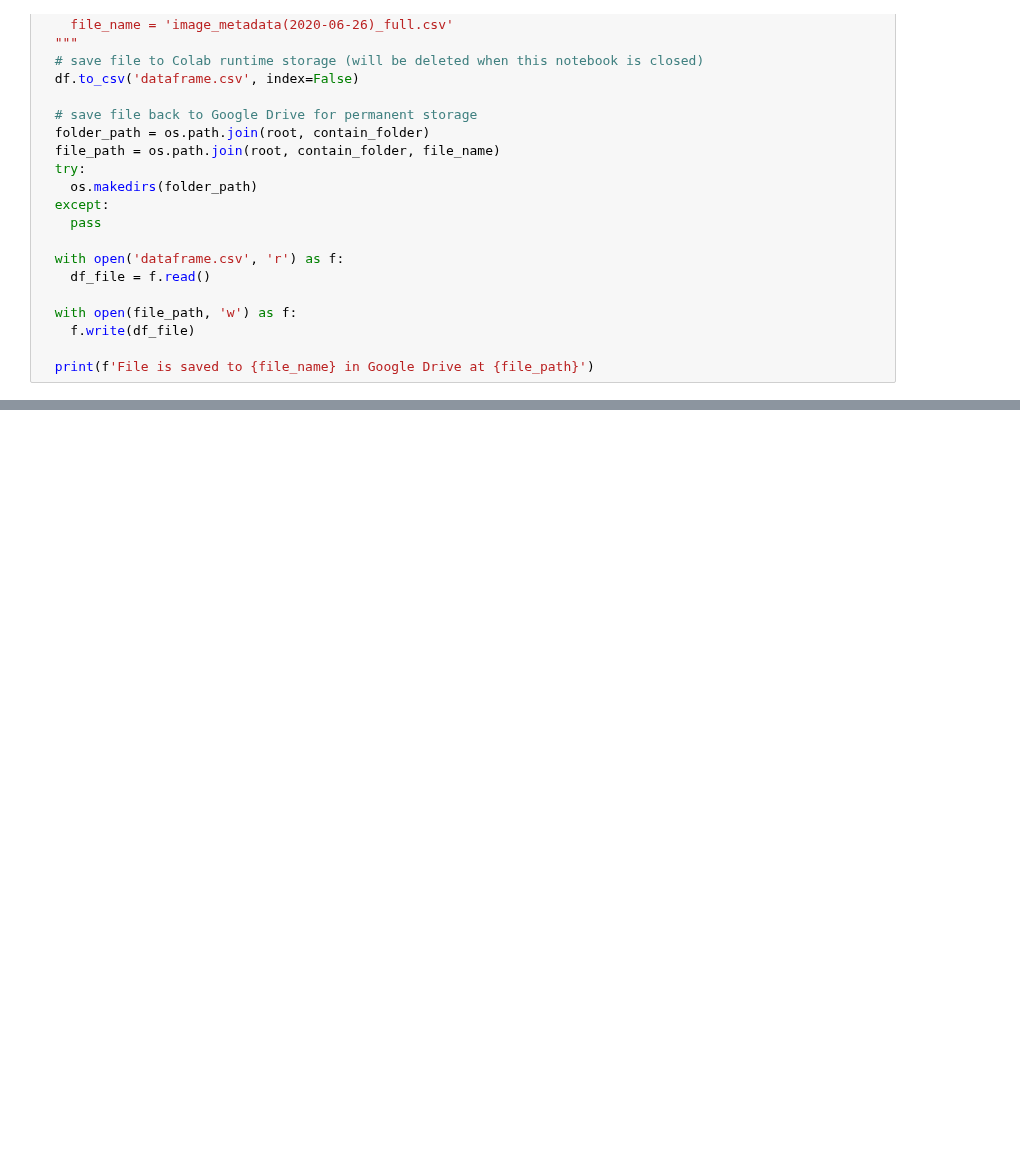
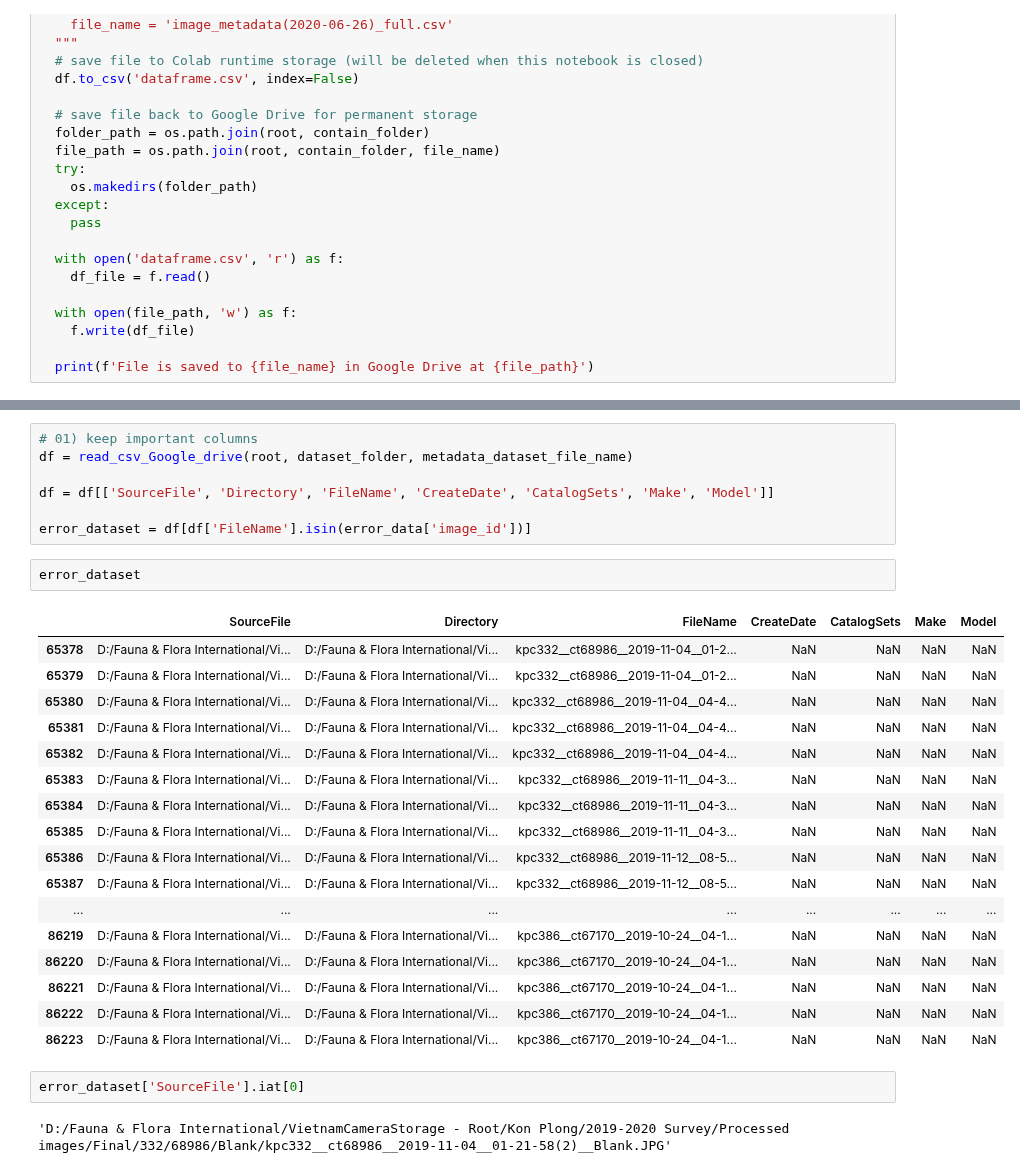
Before and after one commit to FFI-Vietnam/camtrap-tools, a Jupyter notebook: Wildlife Insights/bulk-upload/01_clean-exiftool-dataset.ipynb, the cells around one changed output, grey strips where cells are left out. Drawn from its saved outputs; the diff is of its cells as text; blank space fills up the shorter version.

```diff
--- a/Wildlife Insights/bulk-upload/01_clean-exiftool-dataset.ipynb
+++ b/Wildlife Insights/bulk-upload/01_clean-exiftool-dataset.ipynb
@@ -253,0 +276,31 @@ File is saved to 1.4_clean_metadata_remove-no-animal-image.csv in Google Drive a
+# %%
+# 01) keep important columns
+df = read_csv_Google_drive(root, dataset_folder, metadata_dataset_file_name)
+
+df = df[['SourceFile', 'Directory', 'FileName', 'CreateDate', 'CatalogSets', 'Make', 'Model']]
+
+error_dataset = df[df['FileName'].isin(error_data['image_id'])]
+# %%
+error_dataset
+# %% [output]
+|  | SourceFile | Directory | FileName | CreateDate | CatalogSets | Make | Model |
+| 65378 | D:/Fauna & Flora International/Vi... | D:/Fauna & Flora International/Vi... | kpc332__ct68986__2019-11-04__01-2... | NaN | NaN | NaN | NaN |
+| 65379 | D:/Fauna & Flora International/Vi... | D:/Fauna & Flora International/Vi... | kpc332__ct68986__2019-11-04__01-2... | NaN | NaN | NaN | NaN |
+| 65380 | D:/Fauna & Flora International/Vi... | D:/Fauna & Flora International/Vi... | kpc332__ct68986__2019-11-04__04-4... | NaN | NaN | NaN | NaN |
+| 65381 | D:/Fauna & Flora International/Vi... | D:/Fauna & Flora International/Vi... | kpc332__ct68986__2019-11-04__04-4... | NaN | NaN | NaN | NaN |
+| 65382 | D:/Fauna & Flora International/Vi... | D:/Fauna & Flora International/Vi... | kpc332__ct68986__2019-11-04__04-4... | NaN | NaN | NaN | NaN |
+| 65383 | D:/Fauna & Flora International/Vi... | D:/Fauna & Flora International/Vi... | kpc332__ct68986__2019-11-11__04-3... | NaN | NaN | NaN | NaN |
+| 65384 | D:/Fauna & Flora International/Vi... | D:/Fauna & Flora International/Vi... | kpc332__ct68986__2019-11-11__04-3... | NaN | NaN | NaN | NaN |
+| 65385 | D:/Fauna & Flora International/Vi... | D:/Fauna & Flora International/Vi... | kpc332__ct68986__2019-11-11__04-3... | NaN | NaN | NaN | NaN |
+| 65386 | D:/Fauna & Flora International/Vi... | D:/Fauna & Flora International/Vi... | kpc332__ct68986__2019-11-12__08-5... | NaN | NaN | NaN | NaN |
+| 65387 | D:/Fauna & Flora International/Vi... | D:/Fauna & Flora International/Vi... | kpc332__ct68986__2019-11-12__08-5... | NaN | NaN | NaN | NaN |
+| ... | ... | ... | ... | ... | ... | ... | ... |
+| 86219 | D:/Fauna & Flora International/Vi... | D:/Fauna & Flora International/Vi... | kpc386__ct67170__2019-10-24__04-1... | NaN | NaN | NaN | NaN |
+| 86220 | D:/Fauna & Flora International/Vi... | D:/Fauna & Flora International/Vi... | kpc386__ct67170__2019-10-24__04-1... | NaN | NaN | NaN | NaN |
+| 86221 | D:/Fauna & Flora International/Vi... | D:/Fauna & Flora International/Vi... | kpc386__ct67170__2019-10-24__04-1... | NaN | NaN | NaN | NaN |
+| 86222 | D:/Fauna & Flora International/Vi... | D:/Fauna & Flora International/Vi... | kpc386__ct67170__2019-10-24__04-1... | NaN | NaN | NaN | NaN |
+| 86223 | D:/Fauna & Flora International/Vi... | D:/Fauna & Flora International/Vi... | kpc386__ct67170__2019-10-24__04-1... | NaN | NaN | NaN | NaN |
+# %%
+error_dataset['SourceFile'].iat[0]
+# %% [output]
+'D:/Fauna & Flora International/VietnamCameraStorage - Root/Kon Plong/2019-2020 Survey/Processed images/Final/332/68986/Blank/kpc332__ct68986__2019-11-04__01-21-58(2)__Blank.JPG'
```
Also changed, not shown: parts of 2 cells of this notebook.
